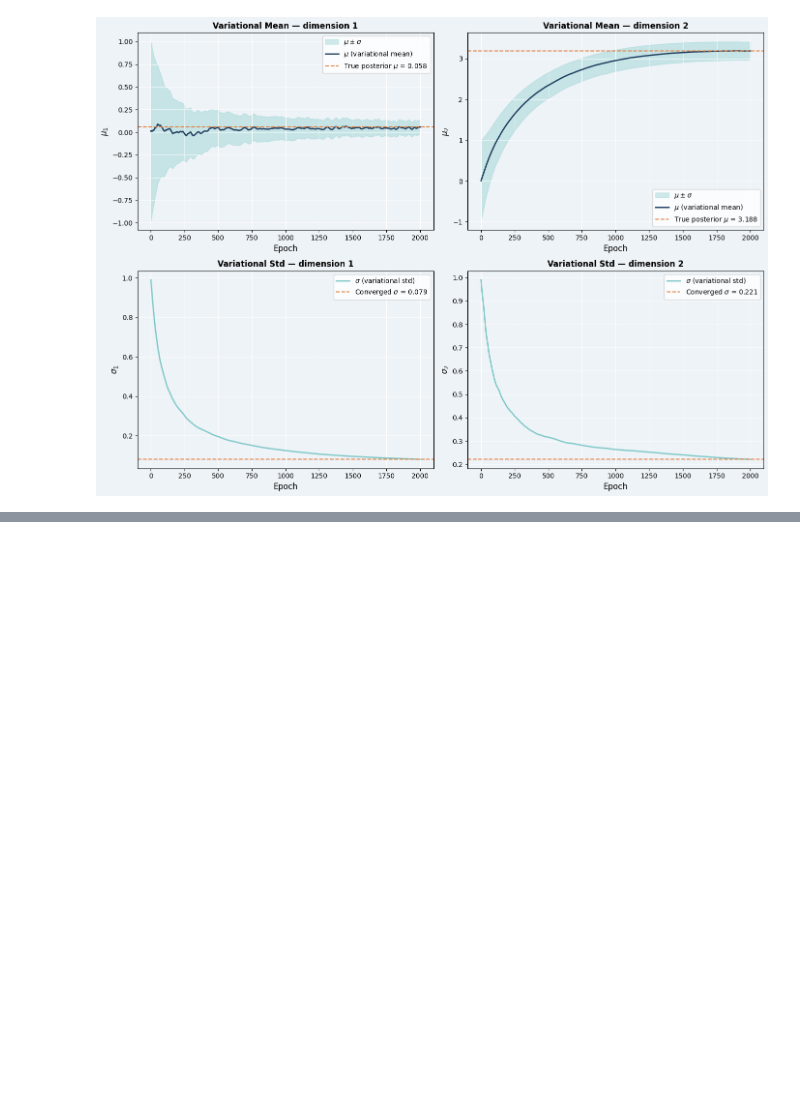
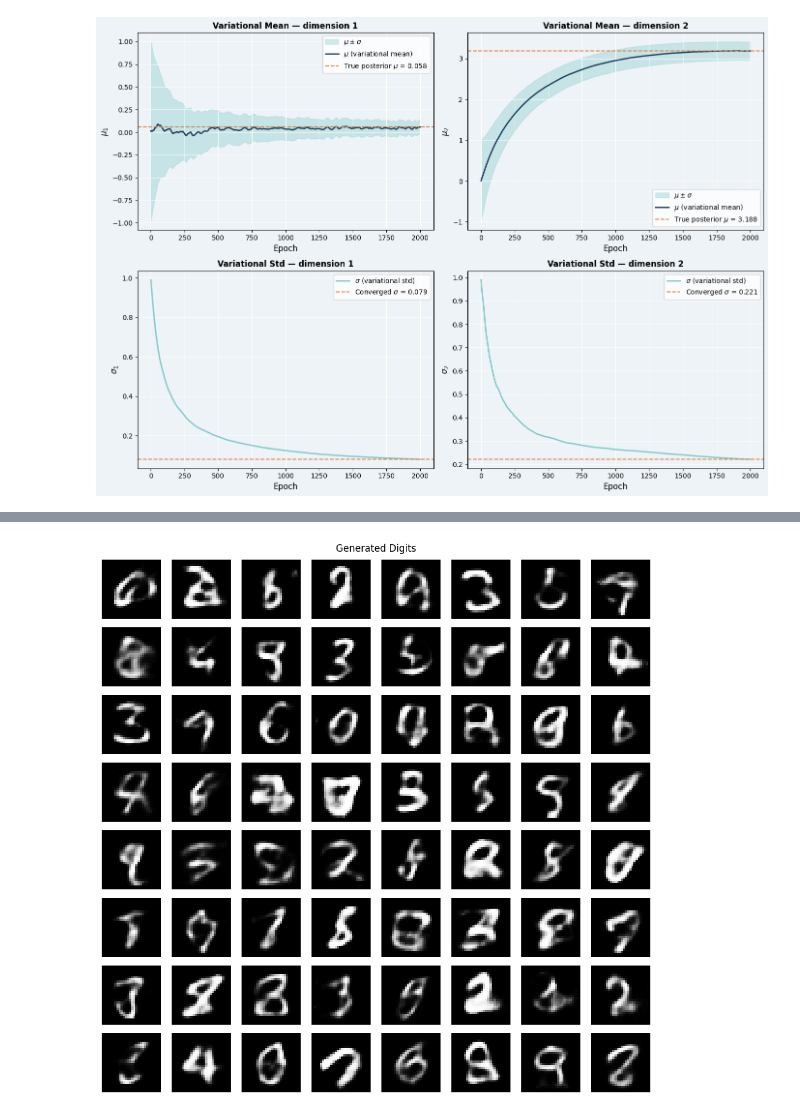
Before and after one commit to rahulbhadani/CPE487587_SP26, a Jupyter notebook: Code/Chapter_07_Variational_Inference.ipynb, the cells around one changed output, grey strips where cells are left out. Saved outputs shown, nothing was run; the diff lists cells and outputs as text; code cells hidden in the pictures; blank space fills up the shorter version.

```diff
--- a/Code/Chapter_07_Variational_Inference.ipynb
+++ b/Code/Chapter_07_Variational_Inference.ipynb
@@ -341,0 +550,11 @@ plt.show()
+# %%
+batch_size = 128
+learning_rate = 1e-3
+num_epochs = 20
+latent_dim = 20                      # Dimensionality of latent space
+input_dim = 28 * 28                   # 784
+hidden_dim = 400                      # Size of hidden layer
+
+# Initialize model, optimizer
+model = VAE(input_dim, hidden_dim, latent_dim).to(device)
+optimizer = optim.Adam(model.parameters(), lr=learning_rate)
@@ -341,0 +672,18 @@ plt.show()
+# %%
+# -------------------- Generate New Digits --------------------
+with torch.no_grad():
+    # Sample random latent vectors from the prior (standard normal)
+    z = torch.randn(64, latent_dim).to(device)
+    samples = model.decode(z).cpu().view(-1, 1, 28, 28)
+
+# Plot generated digits
+plt.figure(figsize=(10, 10))
+for i in range(64):
+    plt.subplot(8, 8, i+1)
+    plt.imshow(samples[i].squeeze(), cmap='gray')
+    plt.axis('off')
+plt.suptitle("Generated Digits")
+plt.tight_layout()
+plt.show()
+# %% [output]
+[figure, added]
```
Also changed, not shown: parts of 14 cells of this notebook.
